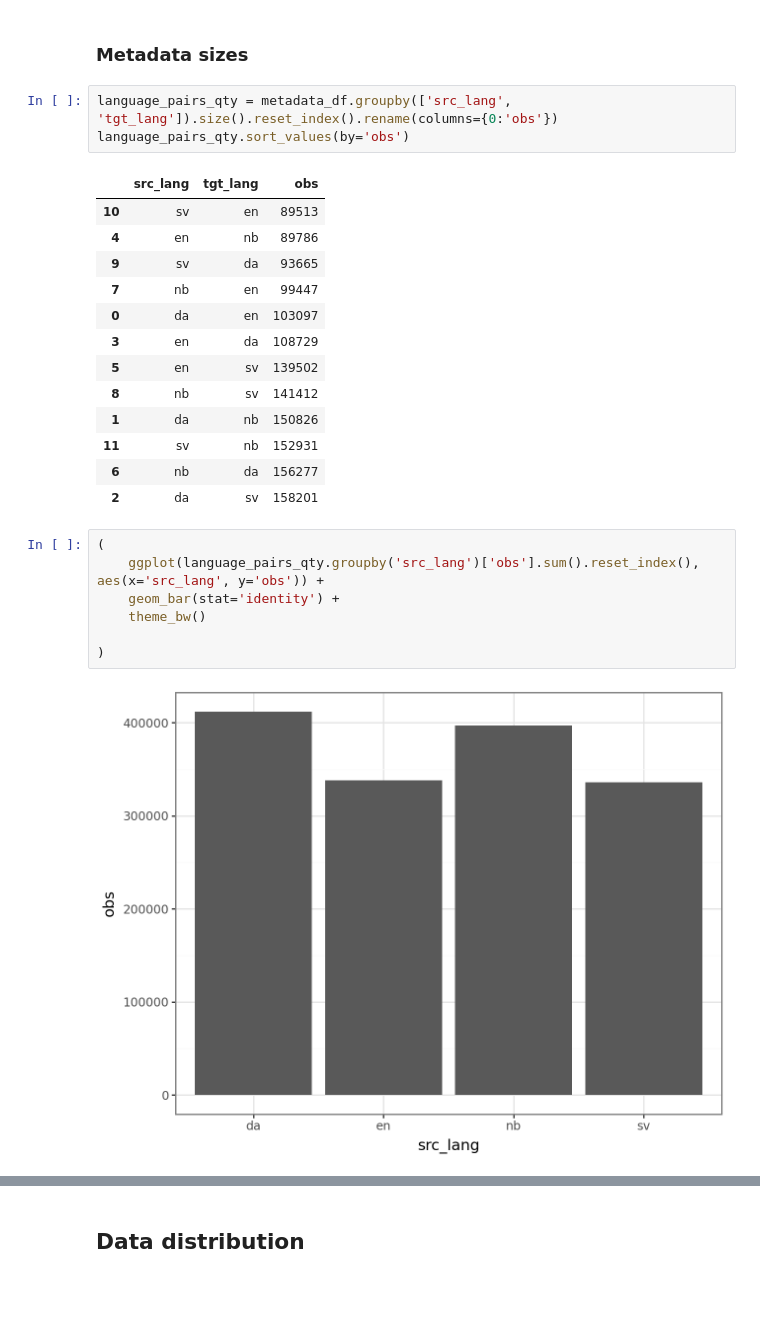
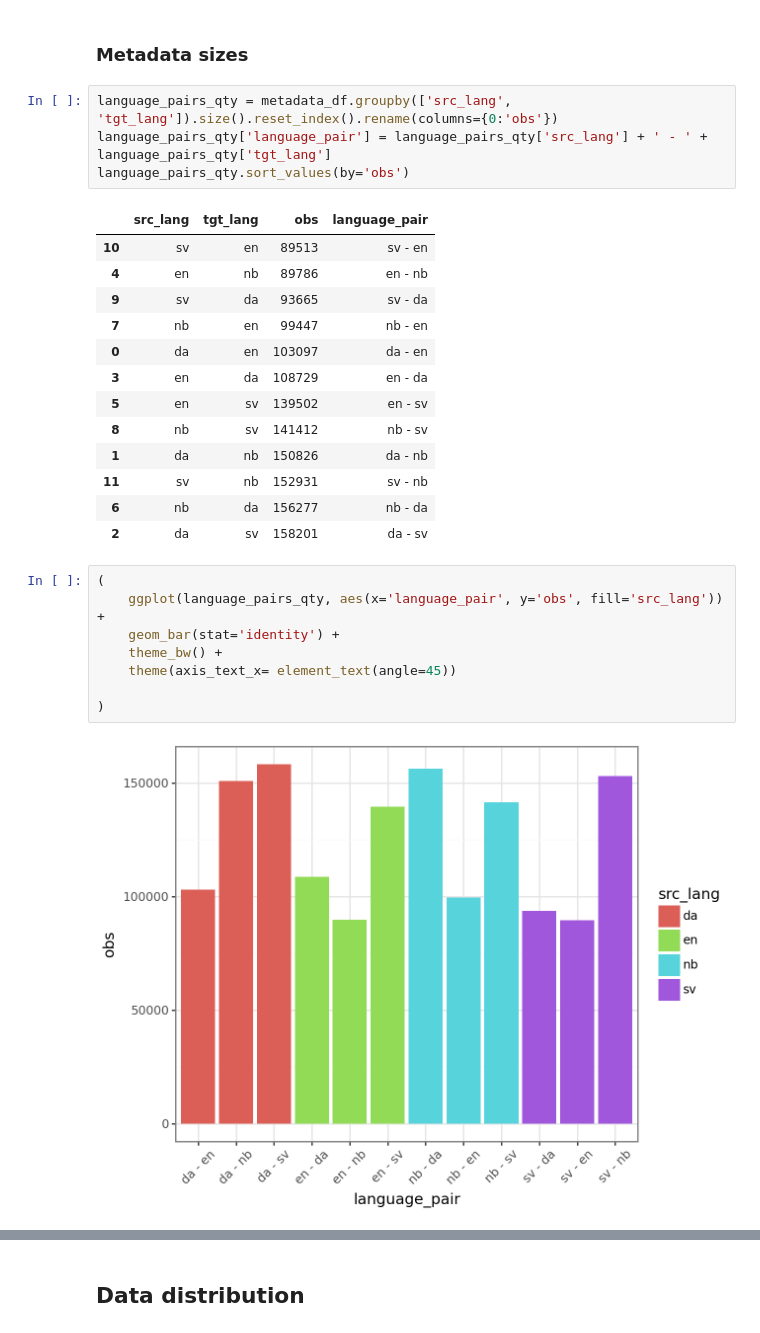
Before and after one commit to AdamNavarroLiriano/language-api, a Jupyter notebook: notebooks/1-EDA.ipynb, the cells around one changed output, grey strips where cells are left out. Cells and saved outputs as stored; diff of their text form; blank space fills up the shorter version.

```diff
--- a/notebooks/1-EDA.ipynb
+++ b/notebooks/1-EDA.ipynb
@@ -23,27 +25,29 @@ metadata_df = pd.DataFrame(metadata)
 ### Metadata sizes
 # %%
 language_pairs_qty = metadata_df.groupby(['src_lang', 'tgt_lang']).size().reset_index().rename(columns={0:'obs'})
+language_pairs_qty['language_pair'] = language_pairs_qty['src_lang'] + ' - ' + language_pairs_qty['tgt_lang']
 language_pairs_qty.sort_values(by='obs')
 # %% [output]
-|  | src_lang | tgt_lang | obs |
-| 10 | sv | en | 89513 |
-| 4 | en | nb | 89786 |
-| 9 | sv | da | 93665 |
-| 7 | nb | en | 99447 |
-| 0 | da | en | 103097 |
-| 3 | en | da | 108729 |
-| 5 | en | sv | 139502 |
-| 8 | nb | sv | 141412 |
-| 1 | da | nb | 150826 |
-| 11 | sv | nb | 152931 |
-| 6 | nb | da | 156277 |
-| 2 | da | sv | 158201 |
+|  | src_lang | tgt_lang | obs | language_pair |
+| 10 | sv | en | 89513 | sv - en |
+| 4 | en | nb | 89786 | en - nb |
+| 9 | sv | da | 93665 | sv - da |
+| 7 | nb | en | 99447 | nb - en |
+| 0 | da | en | 103097 | da - en |
+| 3 | en | da | 108729 | en - da |
+| 5 | en | sv | 139502 | en - sv |
+| 8 | nb | sv | 141412 | nb - sv |
+| 1 | da | nb | 150826 | da - nb |
+| 11 | sv | nb | 152931 | sv - nb |
+| 6 | nb | da | 156277 | nb - da |
+| 2 | da | sv | 158201 | da - sv |
 # %%
 (
-    ggplot(language_pairs_qty.groupby('src_lang')['obs'].sum().reset_index(), aes(x='src_lang', y='obs')) +
+    ggplot(language_pairs_qty, aes(x='language_pair', y='obs', fill='src_lang')) +
     geom_bar(stat='identity') +
-    theme_bw()
+    theme_bw() +
+    theme(axis_text_x= element_text(angle=45))
 
 )
 # %% [output]
-[figure, old version]
+[figure, new version]
```
Also changed, not shown: parts of 27 cells of this notebook.
